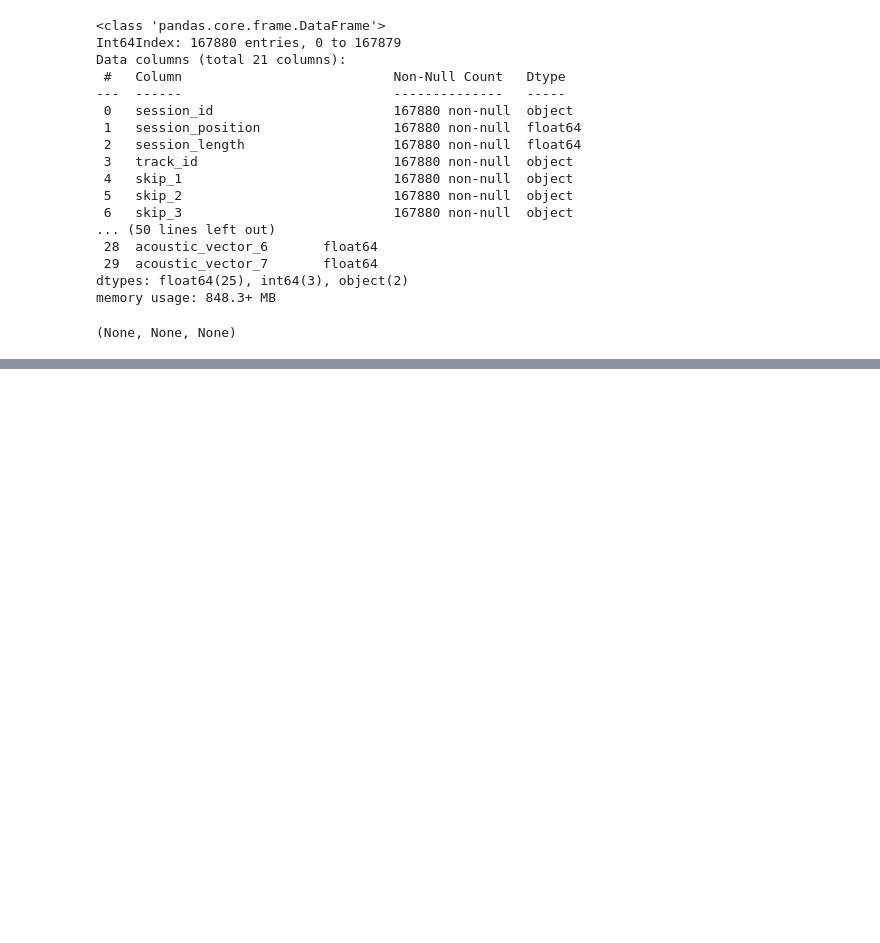
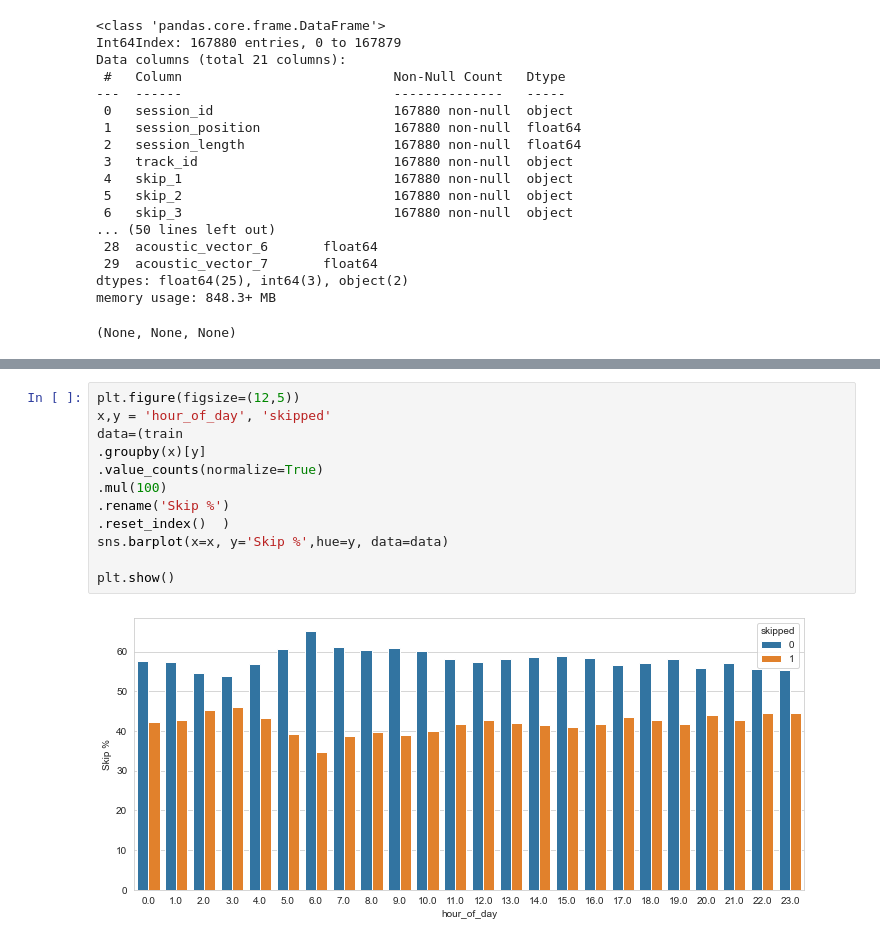
Before and after one commit to sahil-ansari-15/Spotify-Music-Skips-Action-Prediction, a Jupyter notebook: Spotify Music Skips Action Prediction.ipynb, the cells around one changed output, grey strips where cells are left out. Saved outputs shown, nothing was run; the diff lists cells and outputs as text; blank space fills up the shorter version.

```diff
--- a/Spotify Music Skips Action Prediction.ipynb
+++ b/Spotify Music Skips Action Prediction.ipynb
@@ -140,0 +389,14 @@ session_track_data.head()
+# %%
+plt.figure(figsize=(12,5))
+x,y = 'hour_of_day', 'skipped'
+data=(train
+.groupby(x)[y]
+.value_counts(normalize=True)
+.mul(100)
+.rename('Skip %')
+.reset_index()  )
+sns.barplot(x=x, y='Skip %',hue=y, data=data)
+
+plt.show()
+# %% [output]
+[figure, added]
```
Also changed, not shown: parts of 103 cells of this notebook.
